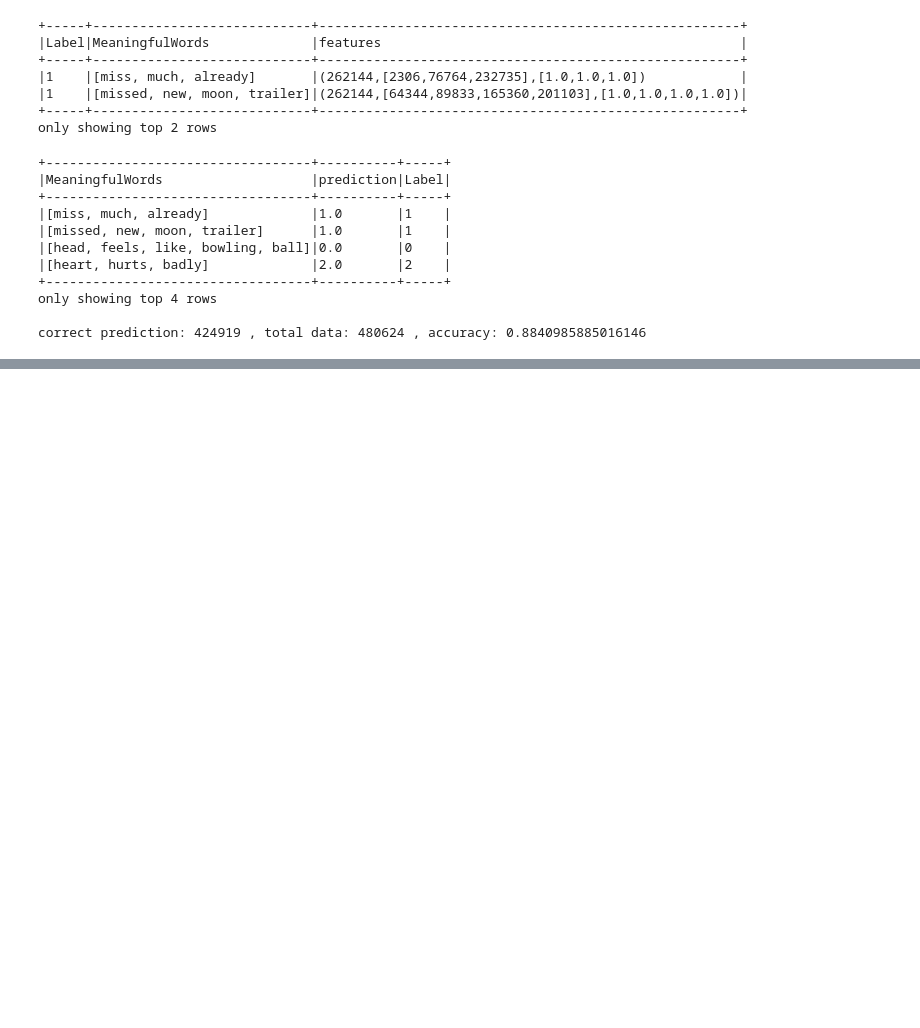
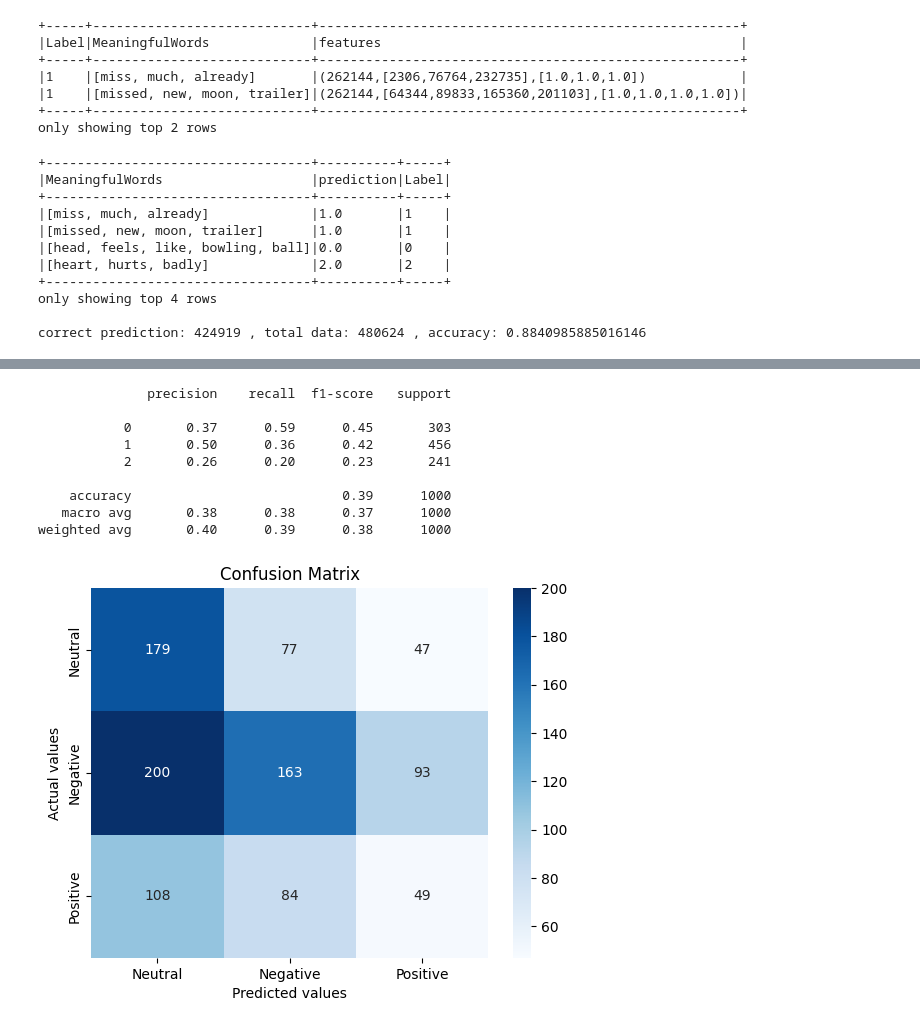
Before and after one commit to muhammadahsan2023/Tweets_Analysis, a Jupyter notebook: tweets_analysis.ipynb, the cells around one changed output, grey strips where cells are left out. Saved outputs shown, nothing was run; the diff lists cells and outputs as text; code cells hidden in the pictures; blank space fills up the shorter version.

```diff
--- a/tweets_analysis.ipynb
+++ b/tweets_analysis.ipynb
@@ -280,0 +434,16 @@ df3
+# %%
+# Support Vector Machine model
+SVCmodel = LinearSVC()
+SVCmodel.fit(X_train, y_train)
+model_Evaluate(SVCmodel)
+# %% [output]
+              precision    recall  f1-score   support
+
+           0       0.37      0.59      0.45       303
+           1       0.50      0.36      0.42       456
+           2       0.26      0.20      0.23       241
+
+    accuracy                           0.39      1000
+   macro avg       0.38      0.38      0.37      1000
+weighted avg       0.40      0.39      0.38      1000
+[figure, added]
```
Also changed, not shown: parts of 42 cells of this notebook.
